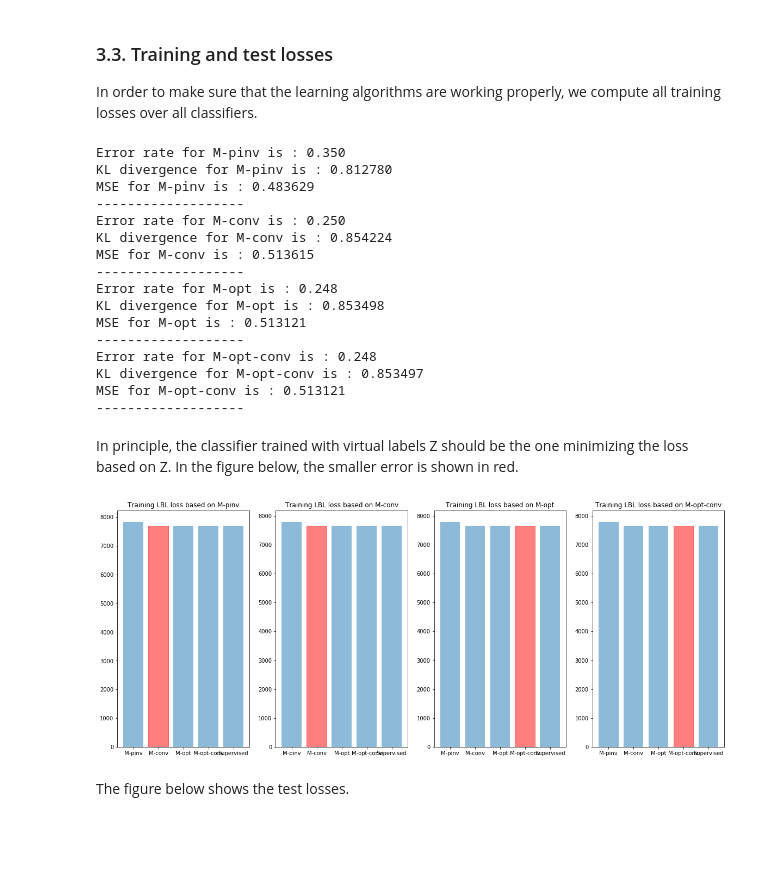
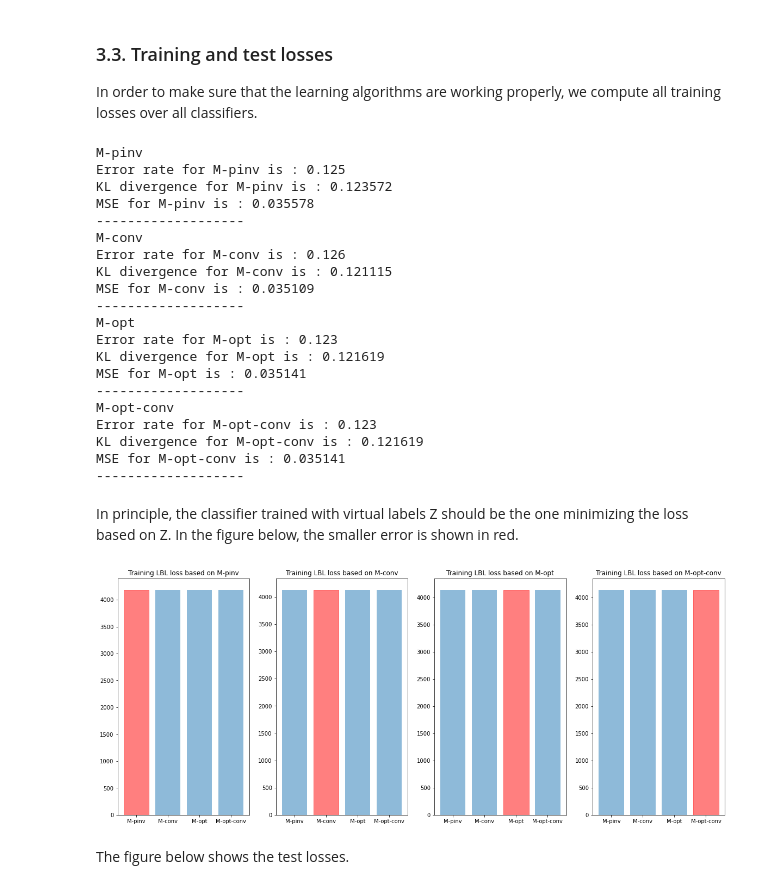
Before and after one commit to Orieus/WeakLabelModel, a Jupyter notebook: WL03_VL_vs_synthetic_data.ipynb, the cells around one changed output. Drawn from its saved outputs; the diff is of its cells as text; code cells hidden in the pictures; blank space fills up the shorter version.

```diff
--- a/WL03_VL_vs_synthetic_data.ipynb
+++ b/WL03_VL_vs_synthetic_data.ipynb
@@ -428,15 +514,16 @@ print(f'MSE: {[float(round(1e5*x))/1e5 for x in MSE.values()]}')
 print(f'Average error rate: {[float(round(1e5*x))/1e5 for x in ERR.values()]}')
 print(f'Total errors: {[round(x*len(y_test)) for x in ERR.values()]}, out of {len(y_test)}')
 
+alg_names = list(algorithms.keys())
 plt.figure(figsize=[14,7])
 plt.subplot(131)
-plt.bar(vl_models, DKL.values(), align='center', alpha=0.5, ecolor='black', capsize=10)
+plt.bar(alg_names , DKL.values(), align='center', alpha=0.5, ecolor='black', capsize=10)
 plt.title(r'$KL(\mathbf{\eta}: \hat{\mathbf{\eta}})$')
 plt.subplot(132)
-plt.bar(vl_models, MSE.values(), align='center', alpha=0.5, ecolor='black', capsize=10)
+plt.bar(alg_names , MSE.values(), align='center', alpha=0.5, ecolor='black', capsize=10)
 plt.title(r'$\Vert \mathbf{\eta} - \hat{\mathbf{\eta}}\Vert^2$')
 plt.subplot(133)
-plt.bar(vl_models, ERR.values(), align='center', alpha=0.5, ecolor='black', capsize=10)
+plt.bar(alg_names , ERR.values(), align='center', alpha=0.5, ecolor='black', capsize=10)
 plt.title(r'Error rate')
 plt.show()
 # %% [output]
@@ -451,19 +538,21 @@ Total errors: [1051.0, 750.0, 744.0, 744.0, 835.0], out of 3000
 In order to make sure that the learning algorithms are working properly, we compute all training losses over all classifiers.
 # %%
 # Compute losses
-vl_models_weak = [m for m in vl_models if m !='Supervised']
-loss_train = {m: {} for m in vl_models_weak}
-loss_test = {m: {} for m in vl_models_weak}
-for m1 in vl_models_weak:
-    for m2 in vl_models:
+models_weak = [m for m in alg_names if m not in {'S-LBL', 'S_CE'}]
+loss_train = {m: {} for m in models_weak}
+loss_test = {m: {} for m in models_weak}
+for m1 in models_weak:
+    print(m1)
+    m1_loss = algorithms[m1]['params']['loss']
+    for m2 in models_weak:
         # Compute train and test losses
-        if params['loss'] == 'square':
+        if m1_loss == 'square':
             loss_train[m1][m2] = clf[m1].squareLoss(clf[m2].W, X_train, v_train[m1])
             loss_test[m1][m2] = clf[m1].squareLoss(clf[m2].W, X_test, v_test[m1])
-        elif params['loss'] == 'CE':
+        elif m1_loss == 'CE':
             loss_train[m1][m2] = clf[m1].logLoss(clf[m2].W, X_train, v_train[m1])
             loss_test[m1][m2] = clf[m1].logLoss(clf[m2].W, X_test, v_test[m1])
-        elif params['loss'] == 'LBL':
+        elif m1_loss == 'LBL':
             loss_train[m1][m2] = clf[m1].LBLloss(clf[m2].W, X_train, v_train[m1])
             loss_test[m1][m2] = clf[m1].LBLloss(clf[m2].W, X_test, v_test[m1])
     print('Error rate for %s is : %0.3f'%(m1, ERR[m1]))
@@ -471,41 +560,45 @@ for m1 in vl_models_weak:
     print('MSE for %s is : %0.6f'%(m1, MSE[m1]))
     print('-------------------')
 # %% [output]
-Error rate for M-pinv is : 0.350
-KL divergence for M-pinv is : 0.812780
-MSE for M-pinv is : 0.483629
+M-pinv
+Error rate for M-pinv is : 0.125
+KL divergence for M-pinv is : 0.123572
+MSE for M-pinv is : 0.035578
 -------------------
-Error rate for M-conv is : 0.250
-KL divergence for M-conv is : 0.854224
-MSE for M-conv is : 0.513615
+M-conv
+Error rate for M-conv is : 0.126
+KL divergence for M-conv is : 0.121115
+MSE for M-conv is : 0.035109
 -------------------
-Error rate for M-opt is : 0.248
-KL divergence for M-opt is : 0.853498
-MSE for M-opt is : 0.513121
+M-opt
+Error rate for M-opt is : 0.123
+KL divergence for M-opt is : 0.121619
+MSE for M-opt is : 0.035141
 -------------------
-Error rate for M-opt-conv is : 0.248
-KL divergence for M-opt-conv is : 0.853497
-MSE for M-opt-conv is : 0.513121
+M-opt-conv
+Error rate for M-opt-conv is : 0.123
+KL divergence for M-opt-conv is : 0.121619
+MSE for M-opt-conv is : 0.035141
 -------------------
 # %% [markdown]
 
 In principle, the classifier trained with virtual labels Z should be the one minimizing the loss based on Z. In the figure below, the smaller error is shown in red.
 # %%
-n_w = len(vl_models_weak)
+n_w = len(models_weak)
 
 plt.figure(figsize=[20, 8])
-for i, m1 in enumerate(vl_models_weak):
+for i, m1 in enumerate(models_weak):
     plt.subplot(1, n_w, i+1)
     barplot = plt.bar(loss_train[m1].keys(), loss_train[m1].values(), align='center', alpha=0.5,
                       ecolor='black', capsize=10)
     # Change the color of the minimum:
     lmin = min(loss_train[m1].values())
-    nmin = [n for n, m in enumerate(vl_models) if loss_train[m1][m] == lmin]
+    nmin = [n for n, m in enumerate(loss_train[m1]) if loss_train[m1][m] == lmin]
     for n in nmin:
         barplot[nmin[0]].set_color('r')
-    plt.title(f'Training {params["loss"]} loss based on {m1}')
+    plt.title(f'Training {algorithms[m1]["params"]["loss"]} loss based on {m1}')
 # %% [output]
-[figure, old version]
+[figure, new version]
 # %% [markdown]
 The figure below shows the test losses.
 # %%
```
Also changed, not shown: parts of 36 cells of this notebook, 8 other files.
